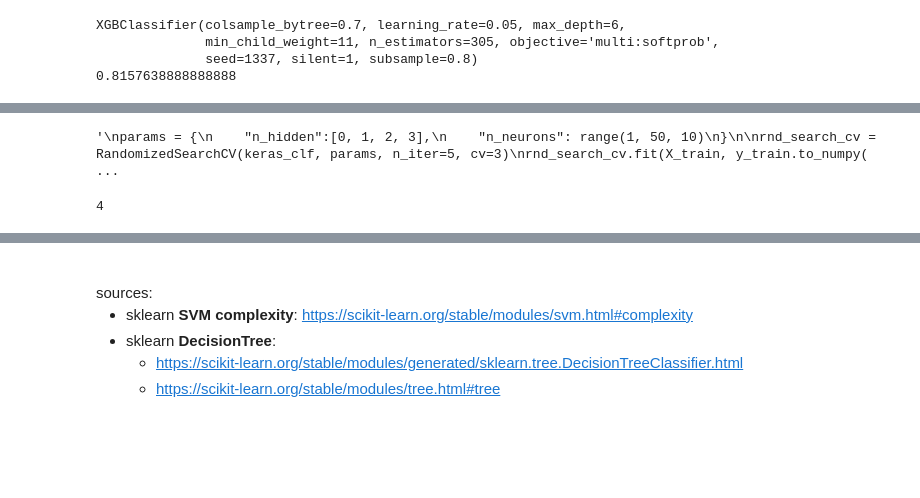
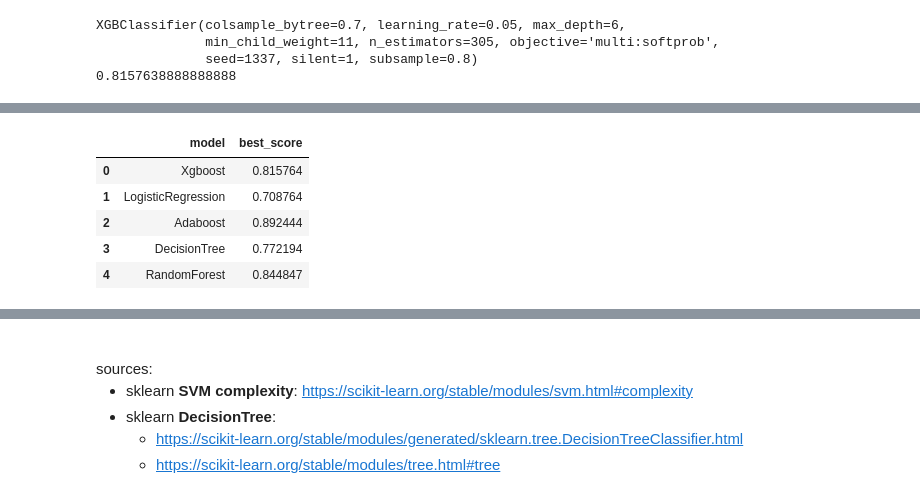
Before and after one commit to baptiste-mouton/ig4_dataScienceProject, a Jupyter notebook: supervised.ipynb, the cells around one changed output, grey strips where cells are left out. Saved outputs shown, nothing was run; the diff lists cells and outputs as text; code cells hidden in the pictures; blank space fills up the shorter version.

```diff
--- a/supervised.ipynb
+++ b/supervised.ipynb
@@ -661,20 +651,13 @@ from sklearn.model_selection import RandomizedSearchCV
-# %%
-"""
-params = {
-    "n_hidden":[0, 1, 2, 3],
-    "n_neurons": range(1, 50, 10)
-}
-
-rnd_search_cv = RandomizedSearchCV(keras_clf, params, n_iter=5, cv=3)
-rnd_search_cv.fit(X_train, y_train.to_numpy(), epochs=50, validation_data=(X_test, y_test.to_numpy()),
-              callbacks=[keras.callbacks.EarlyStopping(patience=10)], verbose=0)
-
-"""
-# %% [output]
-'\nparams = {\n    "n_hidden":[0, 1, 2, 3],\n    "n_neurons": range(1, 50, 10)\n}\n\nrnd_search_cv = RandomizedSearchCV(keras_clf, params, n_iter=5, cv=3)\nrnd_search_cv.fit(X_train, y_train.to_numpy( ...
-# %%
-#print(rnd_search_cv.best_params_)
-#print(rnd_search_cv.best_score_)
-print(2+2)
-# %% [output]
-4
+# %%
+result = pd.DataFrame(data={'model': ["Xgboost", "LogisticRegression", "Adaboost", "DecisionTree","RandomForest" ],
+                            "best_score":[0.8157638888888888, 0.708763888888889, 0.8924444444444444, 0.7721944444444444,
+                                          0.8448472222222222
+                                         ]})
+result
+# %% [output]
+|  | model | best_score |
+| 0 | Xgboost | 0.815764 |
+| 1 | LogisticRegression | 0.708764 |
+| 2 | Adaboost | 0.892444 |
+| 3 | DecisionTree | 0.772194 |
+| 4 | RandomForest | 0.844847 |
```
Also changed, not shown: parts of 41 cells of this notebook.
